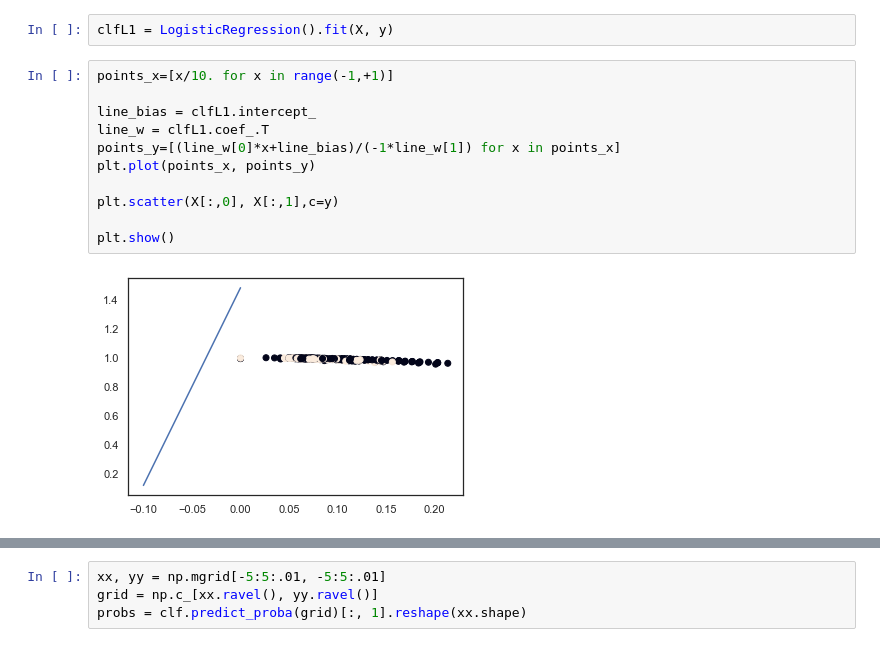
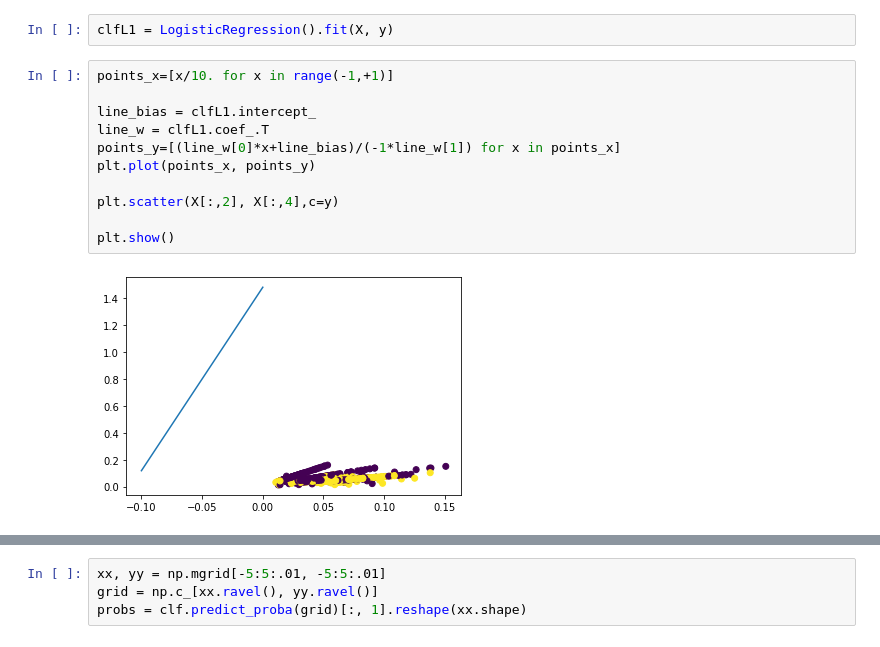
Before and after one commit to alexandradecarvalho/logistic-regression, a Jupyter notebook: log_reg_sk.ipynb, the cells around one changed output, grey strips where cells are left out. Saved outputs shown, nothing was run; the diff lists cells and outputs as text.

```diff
--- a/log_reg_sk.ipynb
+++ b/log_reg_sk.ipynb
@@ -88,13 +88,13 @@ clfL1 = LogisticRegression().fit(X, y)
 # %%
 points_x=[x/10. for x in range(-1,+1)]
 
 line_bias = clfL1.intercept_
 line_w = clfL1.coef_.T
 points_y=[(line_w[0]*x+line_bias)/(-1*line_w[1]) for x in points_x]
 plt.plot(points_x, points_y)
 
-plt.scatter(X[:,0], X[:,1],c=y)
+plt.scatter(X[:,2], X[:,4],c=y)
 
 plt.show()
 # %% [output]
-[figure, old version]
+[figure, new version]
```
Also changed, not shown: parts of 4 cells of this notebook.
